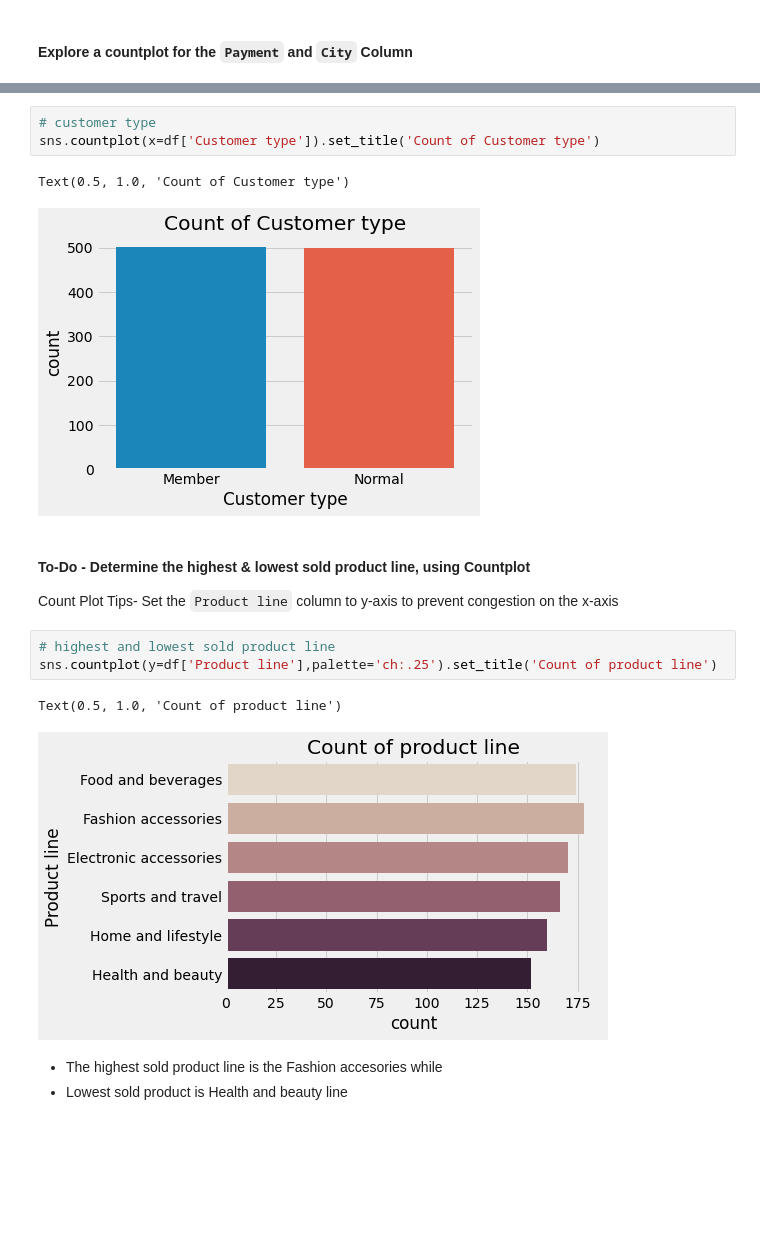
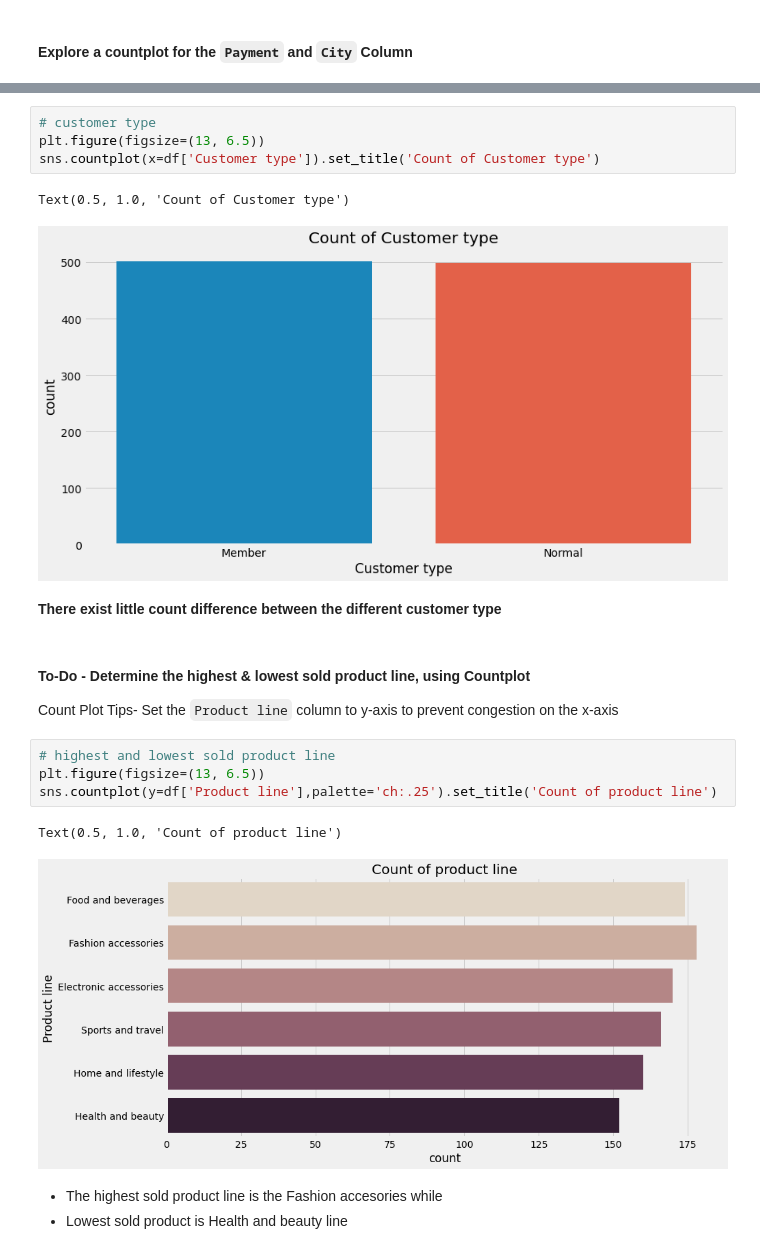
Before and after one commit to khaiyra/Data-Analysis-Project, a Jupyter notebook: Starter_notebook.ipynb, the cells around one changed output, grey strips where cells are left out. Saved outputs shown, nothing was run; the diff lists cells and outputs as text; blank space fills up the shorter version.

```diff
--- a/Starter_notebook.ipynb
+++ b/Starter_notebook.ipynb
@@ -529,18 +531,22 @@ Text(0.5, 1.0, 'Gender countplot')
 # %%
 # customer type
+plt.figure(figsize=(13, 6.5))
 sns.countplot(x=df['Customer type']).set_title('Count of Customer type')
 # %% [output]
 Text(0.5, 1.0, 'Count of Customer type')
-[figure, old version]
+[figure, new version]
+# %% [markdown]
+**There exist little count difference between the different customer type**
 # %% [markdown]
 #### To-Do - Determine the highest & lowest sold product line, using Countplot
 Count Plot Tips- Set the `Product line` column to y-axis to prevent congestion on the x-axis
 # %%
 # highest and lowest sold product line
+plt.figure(figsize=(13, 6.5))
 sns.countplot(y=df['Product line'],palette='ch:.25').set_title('Count of product line')
 # %% [output]
 Text(0.5, 1.0, 'Count of product line')
-[figure, old version]
+[figure, new version]
 # %% [markdown]
 * The highest sold product line is the Fashion accesories while
 * Lowest sold product is Health and beauty line
```
Also changed, not shown: parts of 45 cells of this notebook, 1 other file.
